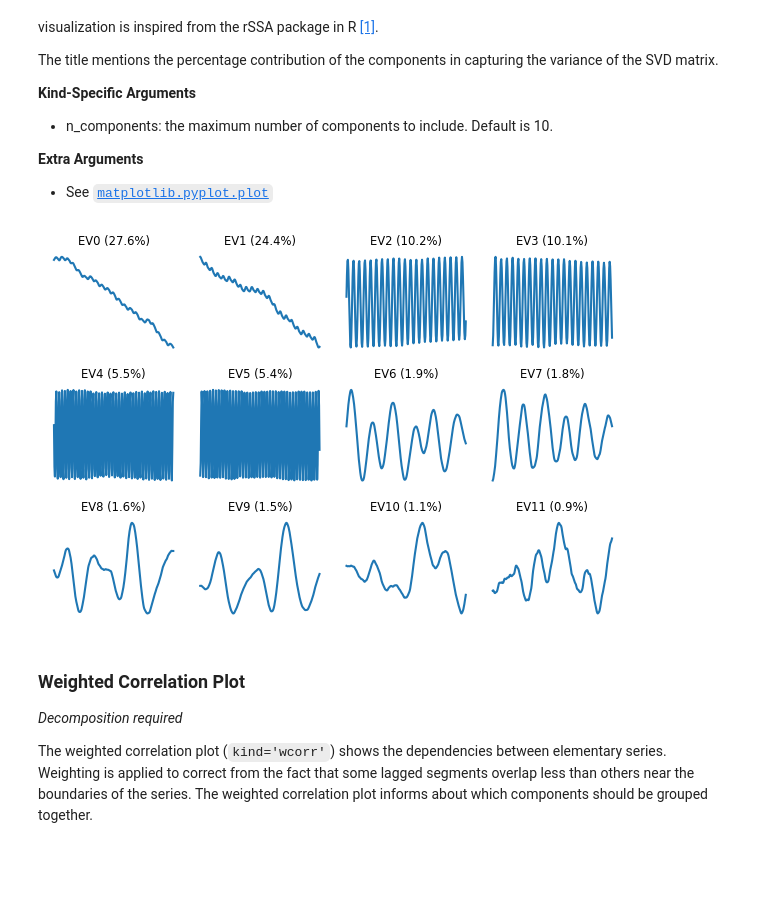
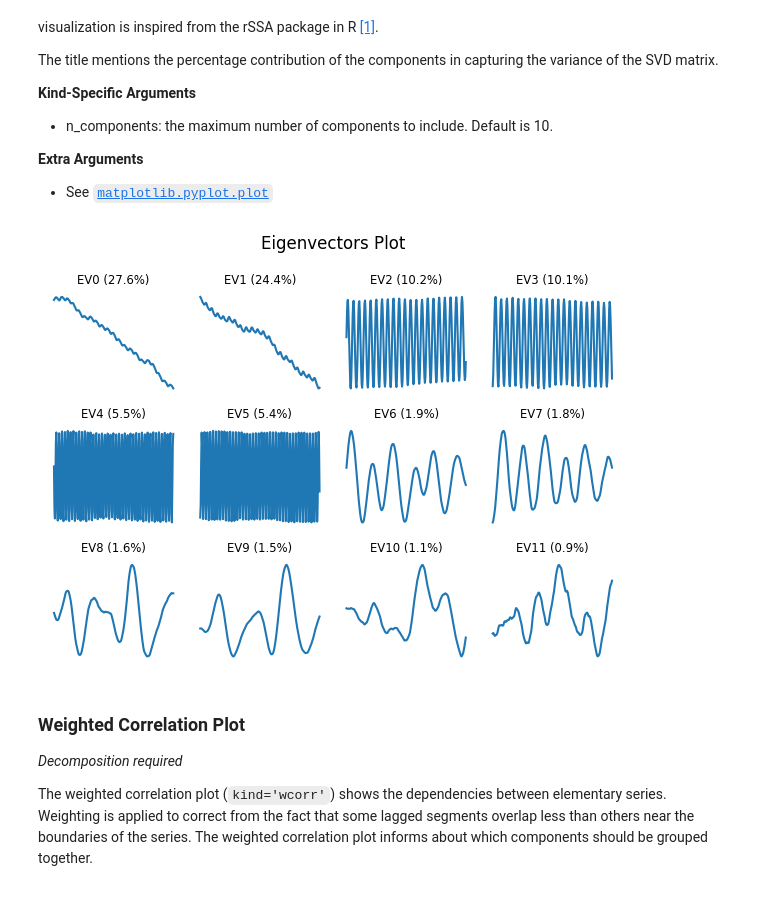
Before and after one commit to ADSCIAN/ssalib, a Jupyter notebook: notebooks/02_ssa_plotting_guide.ipynb, the cells around one changed output. Drawn from its saved outputs; the diff is of its cells as text; code cells hidden in the pictures; blank space fills up the shorter version.

```diff
--- a/notebooks/02_ssa_plotting_guide.ipynb
+++ b/notebooks/02_ssa_plotting_guide.ipynb
@@ -277,8 +294,10 @@ The title mentions the percentage contribution of the components in capturing th
 # %%
 ssa = SSA(sst).decompose()
 fig, axes = ssa.plot(kind='vectors')
+fig.suptitle('Eigenvectors Plot')
+fig.tight_layout()
 # %% [output]
-[figure, old version]
+[figure, new version]
 # %% [markdown]
 ### Weighted Correlation Plot
 
```
Also changed, not shown: parts of 9 cells of this notebook, 4 other files.
